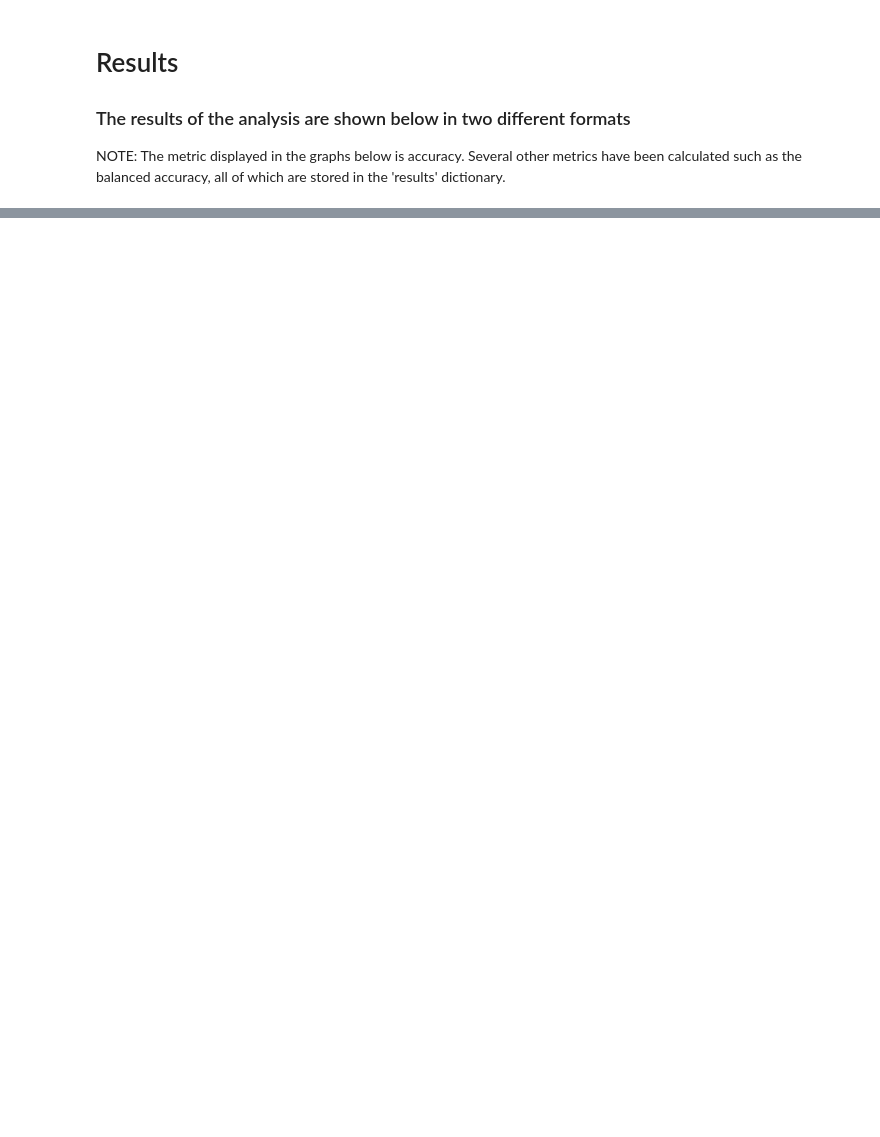
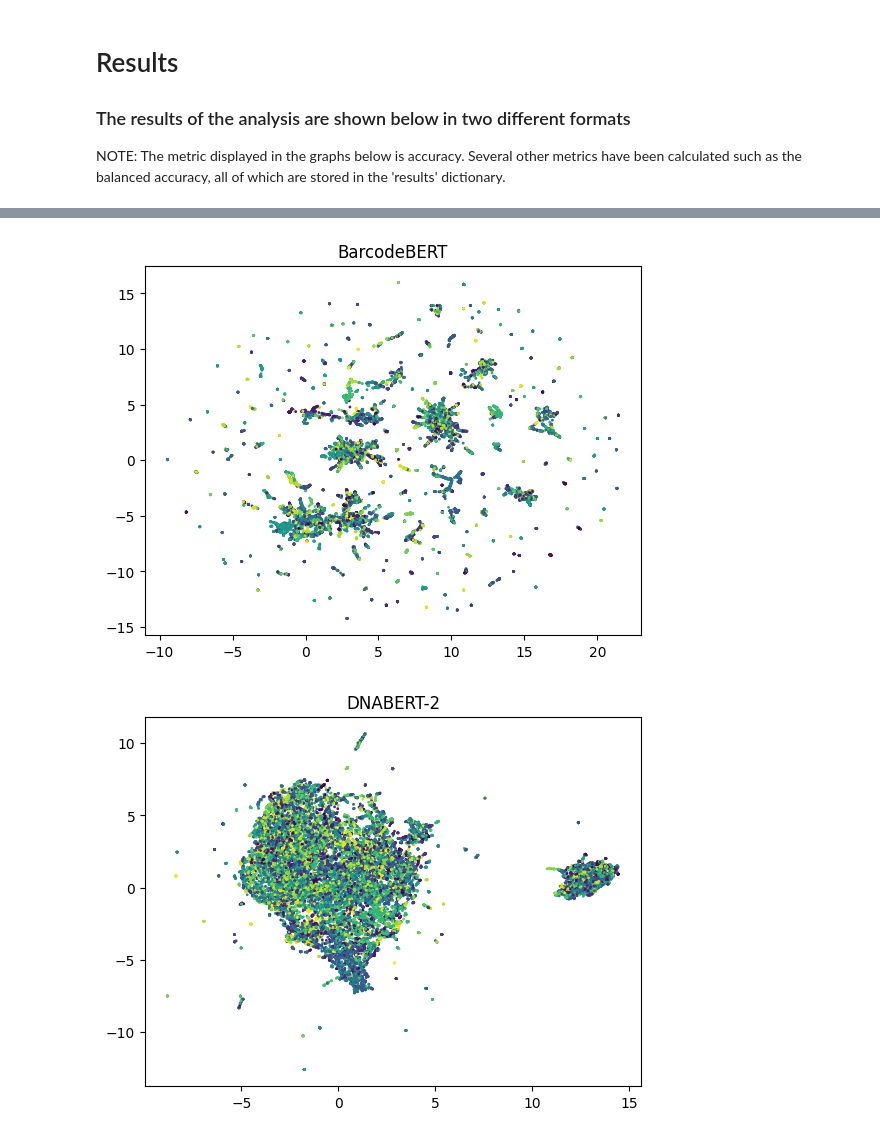
Before and after one commit to bioscan-ml/BarcodeBERT, a Jupyter notebook: ZSC_Taxa.ipynb, the cells around one changed output, grey strips where cells are left out. Cells and saved outputs as stored; diff of their text form; code cells hidden in the pictures; blank space fills up the shorter version.

```diff
--- a/ZSC_Taxa.ipynb
+++ b/ZSC_Taxa.ipynb
@@ -338,0 +454,27 @@ plt.show()
+# %%
+# dictionaries for storing results and knn probability data
+results = {}
+label_probs = {}
+
+for encoder in encoders:
+    results[encoder] = {}
+
+    rank = 'genus'
+
+    partition_name = "test_seen + unseen"
+    X_part = np.vstack([embeddings[encoder]['Seen']['data'], embeddings[encoder]['Unseen']['data']])
+    y_part = np.hstack([embeddings[encoder]['Seen'][rank], embeddings[encoder]['Unseen'][rank]])
+
+    # creating a number mapping for the labels at the current taxonomic rank to use for the analysis
+    all_labels = sorted(list(set(embeddings[encoder]['Unseen'][rank]+embeddings[encoder]['Seen'][rank])))
+    y_true = np.array([all_labels.index(el) for el in y_part])
+
+    # Step 1: Dimensionality reduction with UMAP to 50 dimensions
+    umap_reducer = umap.UMAP(n_components=2, random_state=42)
+    X_reduced = umap_reducer.fit_transform(X_part)
+    plt.scatter(X_reduced[:,0], X_reduced[:,1], c=y_true, s=1)
+    plt.title(f"{encoder}")
+    plt.show()
+# %% [output]
+[figure, added]
+[figure, added]
```
Also changed, not shown: parts of 13 cells of this notebook, 3 other files.
